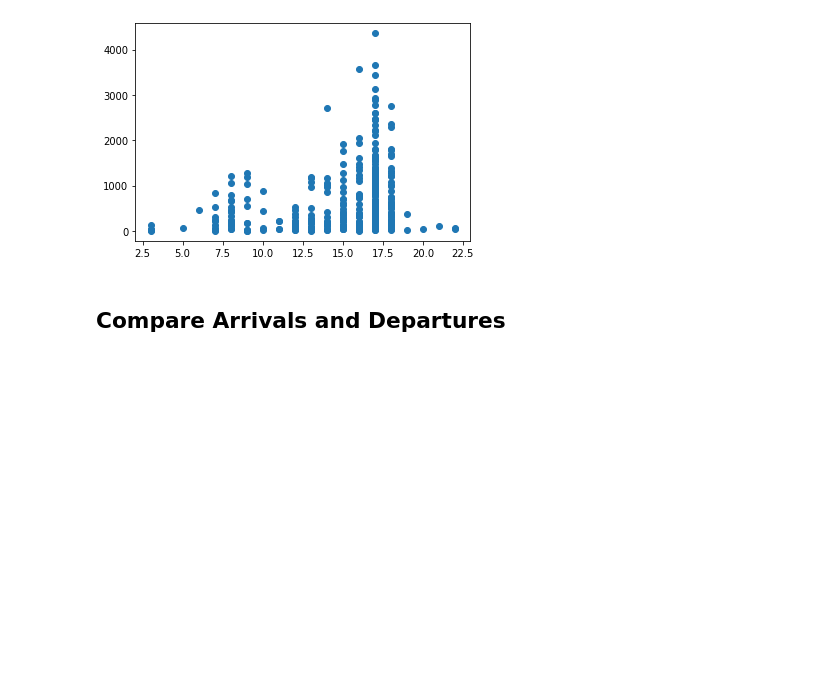
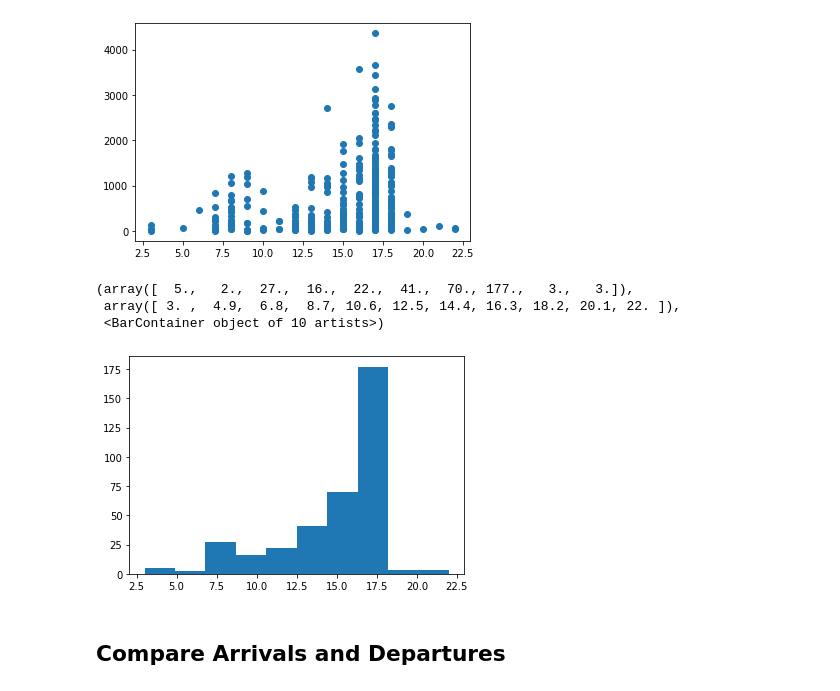
Before and after one commit to alandler/1.041_project, a Jupyter notebook: Bluebikes Analysis.ipynb, the cells around one changed output. Cells and saved outputs as stored; diff of their text form; code cells hidden in the pictures; blank space fills up the shorter version.

Commit message:
Refined peak hour analysis

```diff
--- a/Bluebikes Analysis.ipynb
+++ b/Bluebikes Analysis.ipynb
@@ -335,7 +338,7 @@ def extract_top_hours(station_name):
 
     return start_order, stop_order
 # %%
-#Loop through all start stations
+#Dict {rank: [hour, hour, ...]}
 start_hours = {}
 stop_hours = {}
 
@@ -343,21 +346,13 @@ for i in range(24):
     start_hours[i] = []
     stop_hours[i] = []
 
-start_hours_results = []
-stop_hours_results = []
-
+#Loop through all start stations
 for station_name in by_start_df.index:
     start_order, stop_order = extract_top_hours(station_name)
-    start_hours_results.append(start_order)
-    stop_hours_results.append(stop_order)
-
-for row in start_hours_results:
-    for i, h in enumerate(row):
-        start_hours[i].append(h)
-
-for row in stop_hours_results:
-    for i, h in enumerate(row):
-        stop_hours[i].append(h)
+    for i, hour in enumerate(start_order):
+        start_hours[i].append(hour)
+    for i, hour in enumerate(stop_order):
+        stop_hours[i].append(hour)
 # %%
 from statistics import mean, pstdev
 
@@ -382,6 +374,13 @@ plt.scatter(start_hours[0],by_start_df["tripduration"])
 # %% [output]
 <matplotlib.collections.PathCollection at 0x...>
 [figure]
+# %%
+plt.hist(start_hours[0])
+# %% [output]
+(array([  5.,   2.,  27.,  16.,  22.,  41.,  70., 177.,   3.,   3.]),
+ array([ 3. ,  4.9,  6.8,  8.7, 10.6, 12.5, 14.4, 16.3, 18.2, 20.1, 22. ]),
+ <BarContainer object of 10 artists>)
+[figure, added]
 # %% [markdown]
 ## Compare Arrivals and Departures
 # %%
```
Also changed, not shown: parts of 9 cells of this notebook, 1 other file.
